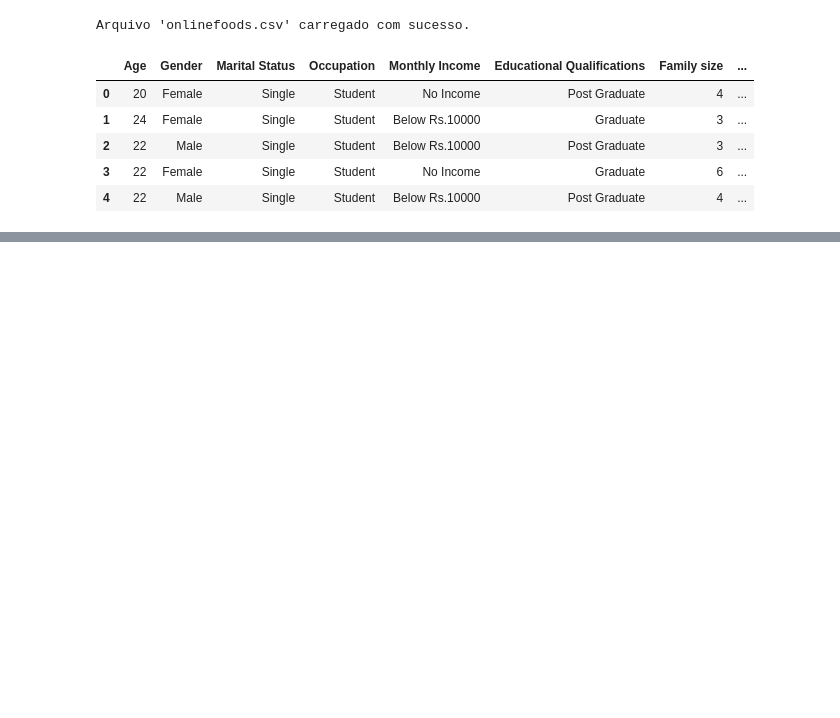
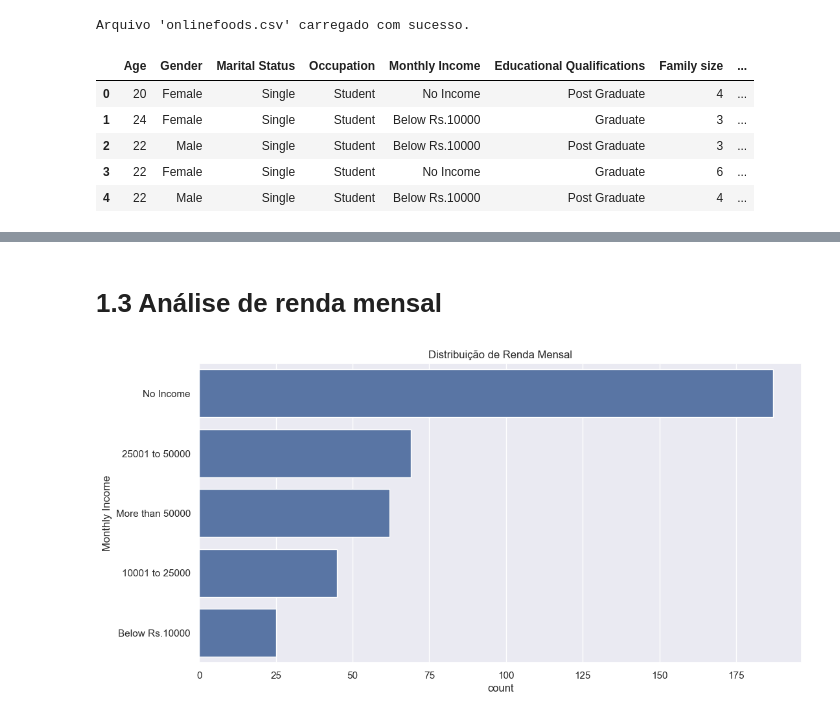
Before and after one commit to PauloGBPonte/online-foods, a Jupyter notebook: backend/notebooks/eda.ipynb, the cells around one changed output, grey strips where cells are left out. Cells and saved outputs as stored; diff of their text form; code cells hidden in the pictures; blank space fills up the shorter version.

```diff
--- a/backend/notebooks/eda.ipynb
+++ b/backend/notebooks/eda.ipynb
@@ -23,0 +59,9 @@ df.head()
+# %% [markdown]
+# 1.3 Análise de renda mensal
+# %%
+plt.figure(figsize=(12, 6))
+sns.countplot(data=df, y='Monthly Income', order=df['Monthly Income'].value_counts().index)
+plt.title('Distribuição de Renda Mensal')
+plt.show()
+# %% [output]
+[figure, added]
```
Also changed, not shown: parts of 9 cells of this notebook, 1 other file.
